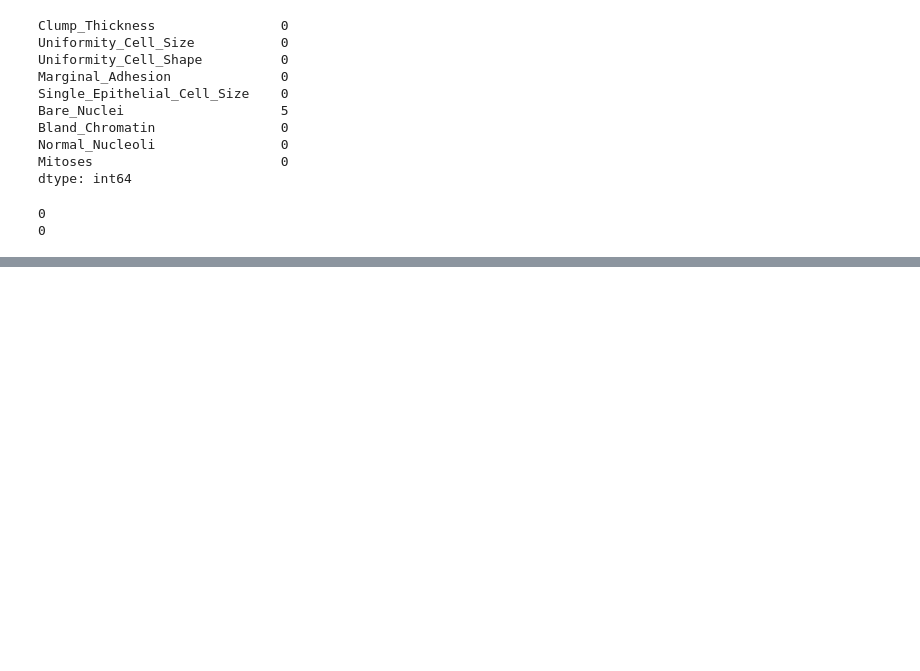
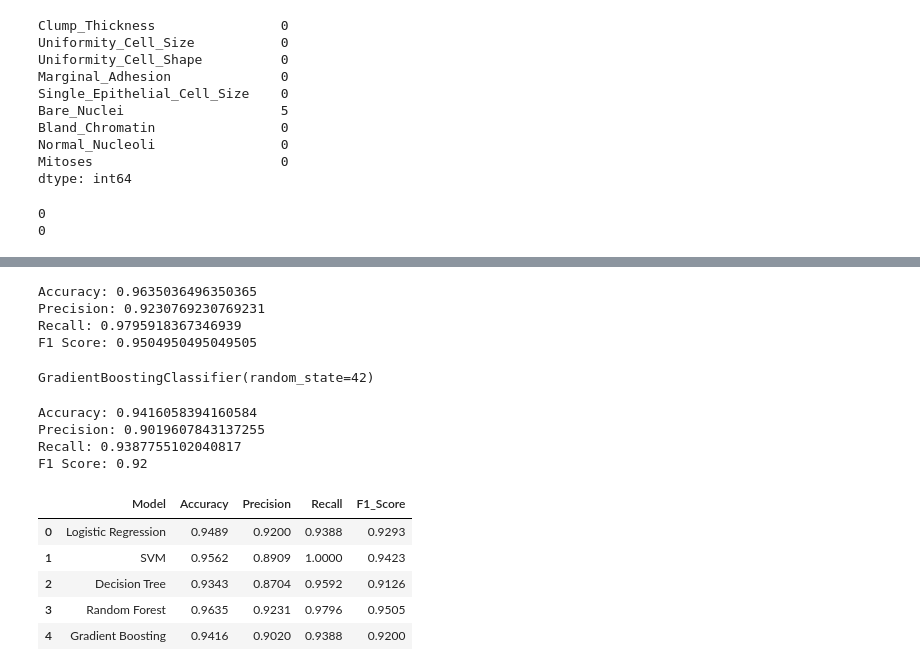
Before and after one commit to sreejithdotme/Breast_Cancer_ML, a Jupyter notebook: Notebook/01_data_inspection.ipynb, the cells around one changed output, grey strips where cells are left out. Drawn from its saved outputs; the diff is of its cells as text; code cells hidden in the pictures; blank space fills up the shorter version.

```diff
--- a/Notebook/01_data_inspection.ipynb
+++ b/Notebook/01_data_inspection.ipynb
@@ -612,0 +784,15 @@ print(X_test.isnull().sum().sum())
+# %%
+rf_accuracy = accuracy_score(y_test, y_pred_rf)
+rf_precision = precision_score(y_test, y_pred_rf)
+rf_recall = recall_score(y_test, y_pred_rf)
+rf_f1 = f1_score(y_test, y_pred_rf)
+
+print("Accuracy:", rf_accuracy)
+print("Precision:", rf_precision)
+print("Recall:", rf_recall)
+print("F1 Score:", rf_f1)
+# %% [output]
+Accuracy: 0.9635036496350365
+Precision: 0.9230769230769231
+Recall: 0.9795918367346939
+F1 Score: 0.9504950495049505
@@ -612,0 +803,52 @@ print(X_test.isnull().sum().sum())
+# %%
+gb_model.fit(X_train, y_train)
+# %% [output]
+GradientBoostingClassifier(random_state=42)
+# %%
+y_pred_gb = gb_model.predict(X_test)
+gb_accuracy = accuracy_score(y_test, y_pred_gb)
+gb_precision = precision_score(y_test, y_pred_gb)
+gb_recall = recall_score(y_test, y_pred_gb)
+gb_f1 = f1_score(y_test, y_pred_gb)
+
+print("Accuracy:", gb_accuracy)
+print("Precision:", gb_precision)
+print("Recall:", gb_recall)
+print("F1 Score:", gb_f1)
+# %% [output]
+Accuracy: 0.9416058394160584
+Precision: 0.9019607843137255
+Recall: 0.9387755102040817
+F1 Score: 0.92
+# %%
+#comparing the resullt of all models
+model_comparison = pd.DataFrame({
+    "Model": [
+        "Logistic Regression",
+        "SVM",
+        "Decision Tree",
+        "Random Forest",
+        "Gradient Boosting"
+    ],
+    "Accuracy": [
+        0.9489, 0.9562, 0.9343, 0.9635, 0.9416
+    ],
+    "Precision": [
+        0.9200, 0.8909, 0.8704, 0.9231, 0.9020
+    ],
+    "Recall": [
+        0.9388, 1.0000, 0.9592, 0.9796, 0.9388
+    ],
+    "F1_Score": [
+        0.9293, 0.9423, 0.9126, 0.9505, 0.9200
+    ]
+})
+
+model_comparison
+# %% [output]
+|  | Model | Accuracy | Precision | Recall | F1_Score |
+| 0 | Logistic Regression | 0.9489 | 0.9200 | 0.9388 | 0.9293 |
+| 1 | SVM | 0.9562 | 0.8909 | 1.0000 | 0.9423 |
+| 2 | Decision Tree | 0.9343 | 0.8704 | 0.9592 | 0.9126 |
+| 3 | Random Forest | 0.9635 | 0.9231 | 0.9796 | 0.9505 |
+| 4 | Gradient Boosting | 0.9416 | 0.9020 | 0.9388 | 0.9200 |
```
Also changed, not shown: parts of 39 cells of this notebook.
